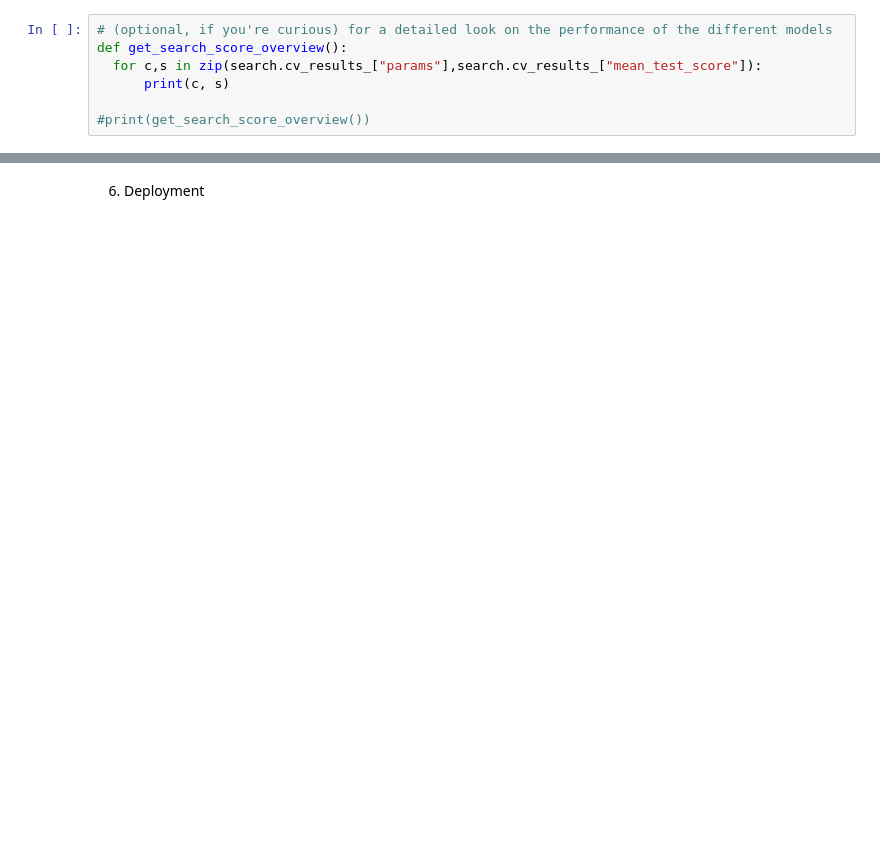
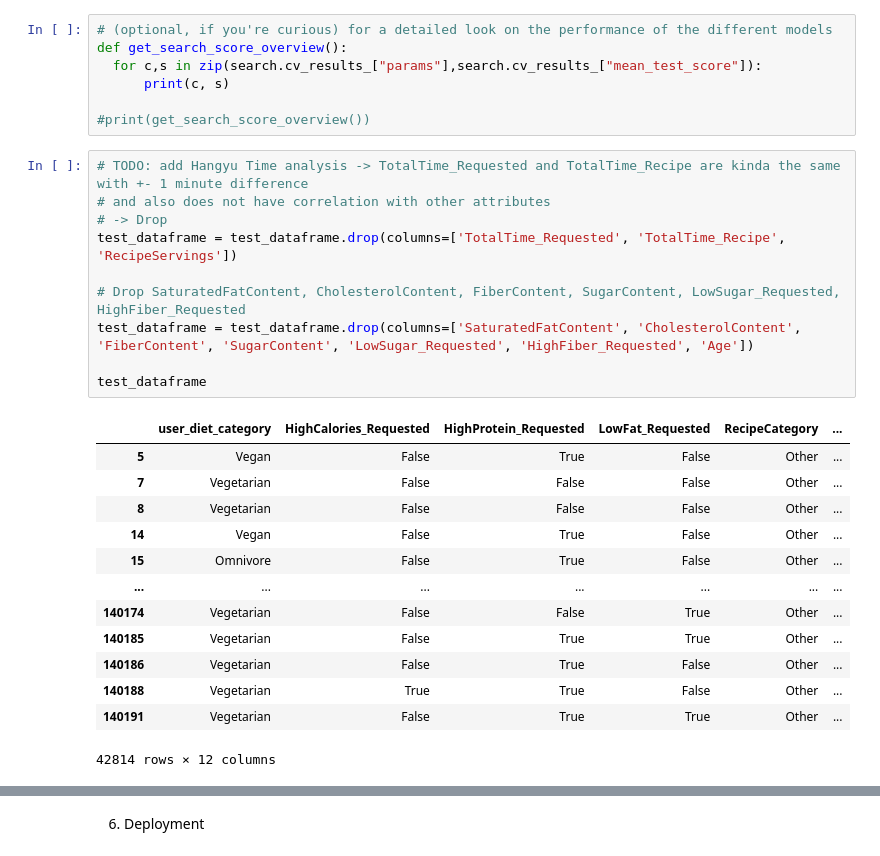
Before and after one commit to MasterWJK/Recepy_Cup_23-24, a Jupyter notebook: training/main.ipynb, the cells around one changed output, grey strips where cells are left out. Cells and saved outputs as stored; diff of their text form; blank space fills up the shorter version.

```diff
--- a/training/main.ipynb
+++ b/training/main.ipynb
@@ -557,3 +556,27 @@ def get_search_score_overview():
       print(c, s)
 
 #print(get_search_score_overview())
+# %%
+# TODO: add Hangyu Time analysis -> TotalTime_Requested and TotalTime_Recipe are kinda the same with +- 1 minute difference
+# and also does not have correlation with other attributes
+# -> Drop
+test_dataframe = test_dataframe.drop(columns=['TotalTime_Requested', 'TotalTime_Recipe', 'RecipeServings'])
+
+# Drop SaturatedFatContent, CholesterolContent, FiberContent, SugarContent, LowSugar_Requested, HighFiber_Requested
+test_dataframe = test_dataframe.drop(columns=['SaturatedFatContent', 'CholesterolContent', 'FiberContent', 'SugarContent', 'LowSugar_Requested', 'HighFiber_Requested', 'Age'])
+
+test_dataframe
+# %% [output]
+|  | user_diet_category | HighCalories_Requested | HighProtein_Requested | LowFat_Requested | RecipeCategory | ... |
+| 5 | Vegan | False | True | False | Other | ... |
+| 7 | Vegetarian | False | False | False | Other | ... |
+| 8 | Vegetarian | False | False | False | Other | ... |
+| 14 | Vegan | False | True | False | Other | ... |
+| 15 | Omnivore | False | True | False | Other | ... |
+| ... | ... | ... | ... | ... | ... | ... |
+| 140174 | Vegetarian | False | False | True | Other | ... |
+| 140185 | Vegetarian | False | True | True | Other | ... |
+| 140186 | Vegetarian | False | True | False | Other | ... |
+| 140188 | Vegetarian | True | True | False | Other | ... |
+| 140191 | Vegetarian | False | True | True | Other | ... |
+42814 rows × 12 columns
```
Also changed, not shown: parts of 12 cells of this notebook, 1 other file.
